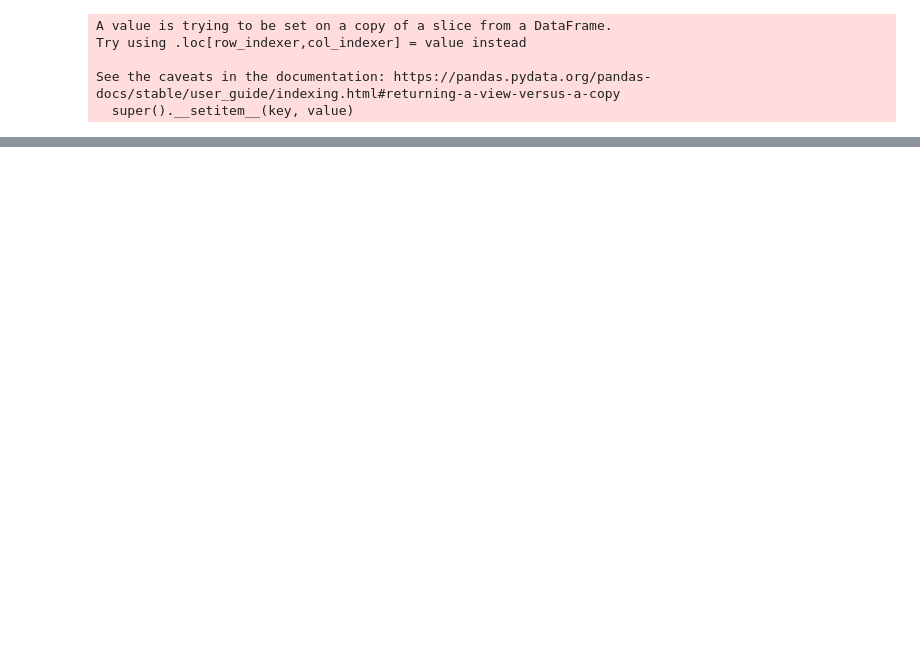
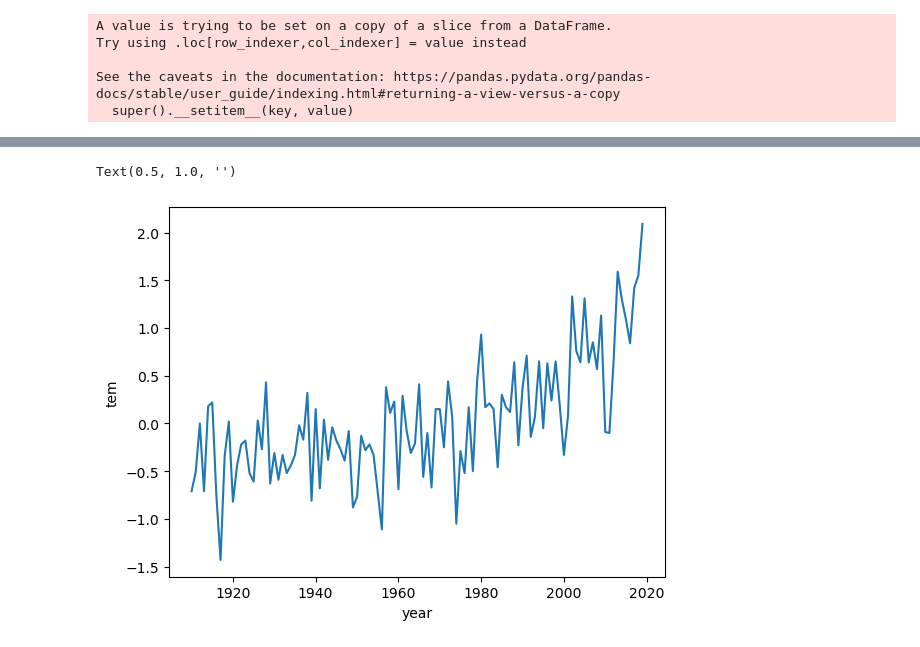
Before and after one commit to lun55/GIS_Learn, a Jupyter notebook: Jupyter/作业/aus.ipynb, the cells around one changed output, grey strips where cells are left out. Cells and saved outputs as stored; diff of their text form; code cells hidden in the pictures; blank space fills up the shorter version.

```diff
--- a/Jupyter/作业/aus.ipynb
+++ b/Jupyter/作业/aus.ipynb
@@ -86,0 +155,3 @@ df.plot(color='red')
+# %%
+tem_data = pd.read_csv(r"D:\下载\data-kbHYk.csv",header=None)
+tem_data
@@ -86,0 +172,8 @@ df.plot(color='red')
+# %%
+plt.plot(tem_data[0],tem_data[1])
+plt.xlabel('year')
+plt.ylabel('tem')
+plt.title('')
+# %% [output]
+Text(0.5, 1.0, '')
+[figure, added]
```
Also changed, not shown: parts of 15 cells of this notebook.
